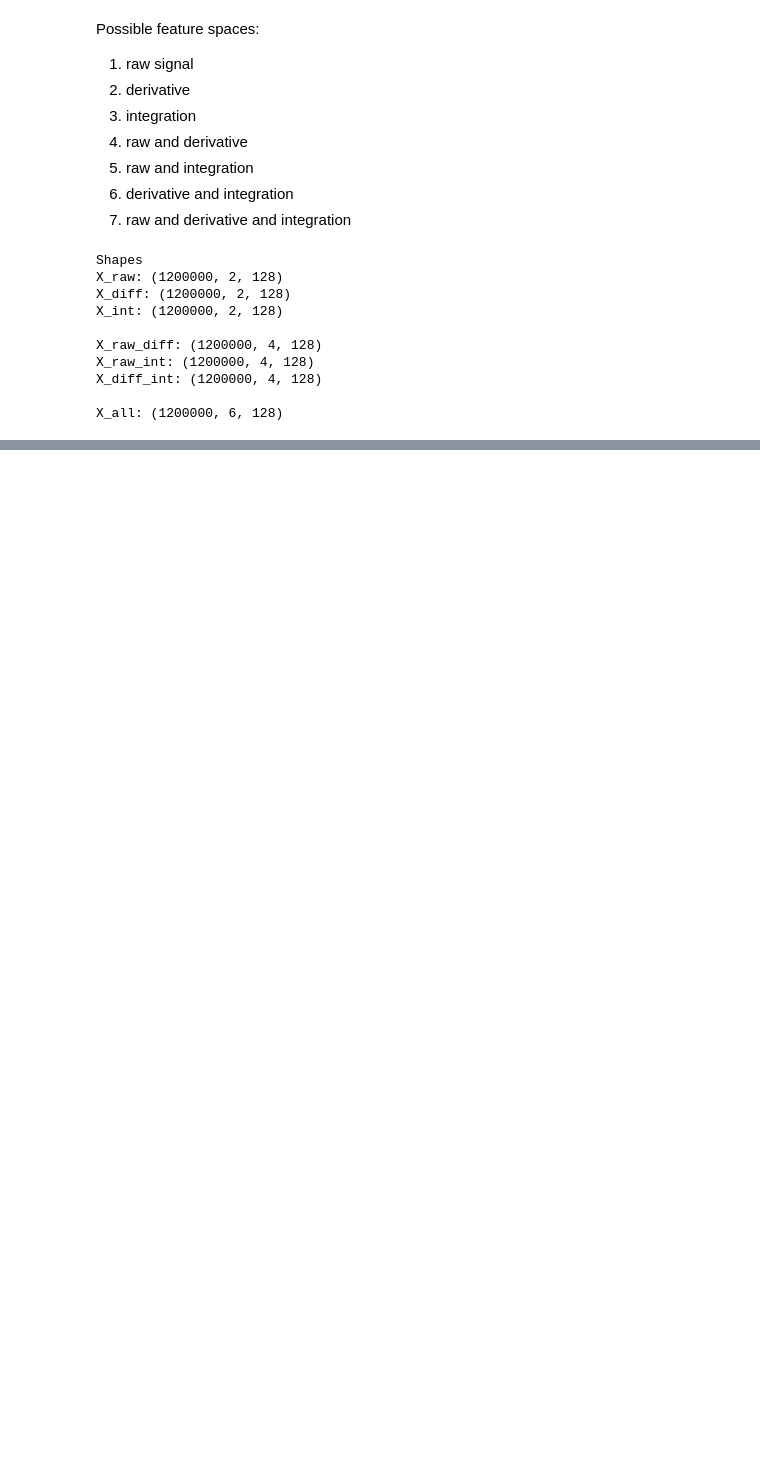
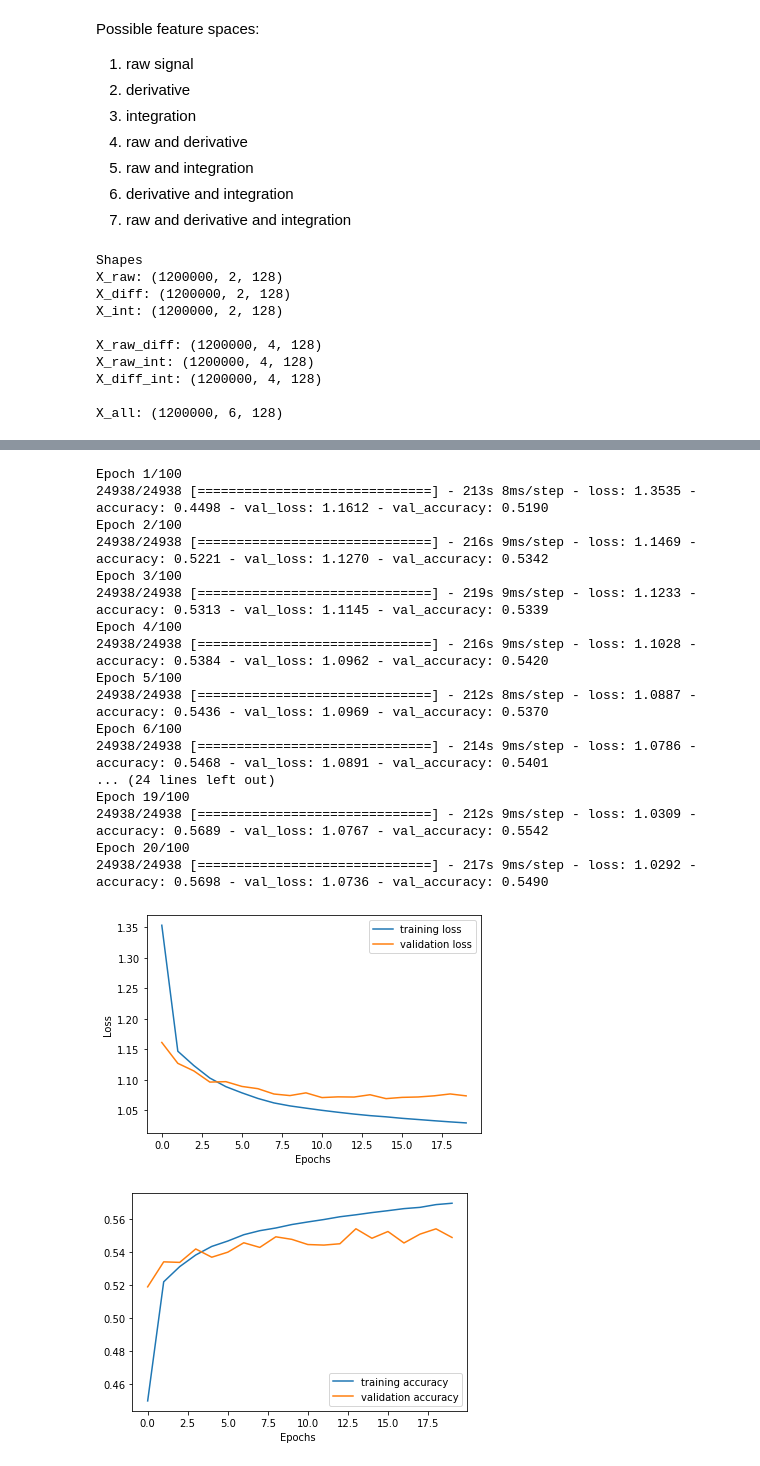
Before and after one commit to moharamfatema/modulation-classification, a Jupyter notebook: modulation-classification.ipynb, the cells around one changed output, grey strips where cells are left out. Drawn from its saved outputs; the diff is of its cells as text; code cells hidden in the pictures; blank space fills up the shorter version.

Commit message:
Kaggle Notebook | modulation-classification | Version 6

```diff
--- a/modulation-classification.ipynb
+++ b/modulation-classification.ipynb
@@ -213,0 +239,21 @@ _________________________________________________________________
+# %%
+values = np.arange(0.000001,0.0003,0.00005)[::-1]
+boundaries = np.arange(5, 100,5)[:values.shape[0]-1]
+
+
+scheduler = keras.optimizers.schedules.PiecewiseConstantDecay(
+    list(boundaries), list(values))
+
+lrscheduler = tf.keras.callbacks.LearningRateScheduler(scheduler,verbose=1)
+
+early_stopping = keras.callbacks.EarlyStopping(monitor='val_loss', patience = PATIENCE, mode='min')
+
+
+def configure_checkpoints(path):
+
+    return keras.callbacks.ModelCheckpoint(
+        filepath=path,
+        save_weights_only=True,
+        monitor='val_loss',
+        mode='min',
+        save_best_only=True)
@@ -213,0 +289,2 @@ _________________________________________________________________
+# %%
+x_train, x_val, x_test, y_train, y_val, y_test = split(X_raw,y)
@@ -213,0 +295,5 @@ _________________________________________________________________
+# %%
+encoder = OneHotEncoder(sparse=False)
+encoder.fit(np.concatenate((y_test[:,0],np.array(["None"]))).reshape(-1,1))
+y_test_encoded = encoder.transform(y_test[:,0].reshape(-1,1))
+y_test_encoded.shape
@@ -213,0 +302,3 @@ _________________________________________________________________
+# %%
+y_train_encoded = encoder.transform(y_train[:,0].reshape(-1,1))
+y_val_encoded = encoder.transform(y_val[:,0].reshape(-1,1))
@@ -213,0 +319,11 @@ _________________________________________________________________
+# %%
+cnn_history = train_and_plot(
+    cnn_model,
+    "/kaggle/working/checkpoints/cnn",
+    x_train.reshape(x_train.shape+(1,)),
+    y_train_encoded,
+    x_val.reshape(x_val.shape+(1,)),
+    y_val_encoded,
+    epochs=EPOCHS
+)
+# %% [output]
@@ -213,0 +331,19 @@ _________________________________________________________________
+Epoch 1/100
+24938/24938 [==============================] - 213s 8ms/step - loss: 1.3535 - accuracy: 0.4498 - val_loss: 1.1612 - val_accuracy: 0.5190
+Epoch 2/100
+24938/24938 [==============================] - 216s 9ms/step - loss: 1.1469 - accuracy: 0.5221 - val_loss: 1.1270 - val_accuracy: 0.5342
+Epoch 3/100
+24938/24938 [==============================] - 219s 9ms/step - loss: 1.1233 - accuracy: 0.5313 - val_loss: 1.1145 - val_accuracy: 0.5339
+Epoch 4/100
+24938/24938 [==============================] - 216s 9ms/step - loss: 1.1028 - accuracy: 0.5384 - val_loss: 1.0962 - val_accuracy: 0.5420
+Epoch 5/100
+24938/24938 [==============================] - 212s 8ms/step - loss: 1.0887 - accuracy: 0.5436 - val_loss: 1.0969 - val_accuracy: 0.5370
+Epoch 6/100
+24938/24938 [==============================] - 214s 9ms/step - loss: 1.0786 - accuracy: 0.5468 - val_loss: 1.0891 - val_accuracy: 0.5401
+... (24 lines left out)
+Epoch 19/100
+24938/24938 [==============================] - 212s 9ms/step - loss: 1.0309 - accuracy: 0.5689 - val_loss: 1.0767 - val_accuracy: 0.5542
+Epoch 20/100
+24938/24938 [==============================] - 217s 9ms/step - loss: 1.0292 - accuracy: 0.5698 - val_loss: 1.0736 - val_accuracy: 0.5490
+[figure, added]
+[figure, added]
```
Also changed, not shown: parts of 20 cells of this notebook.
